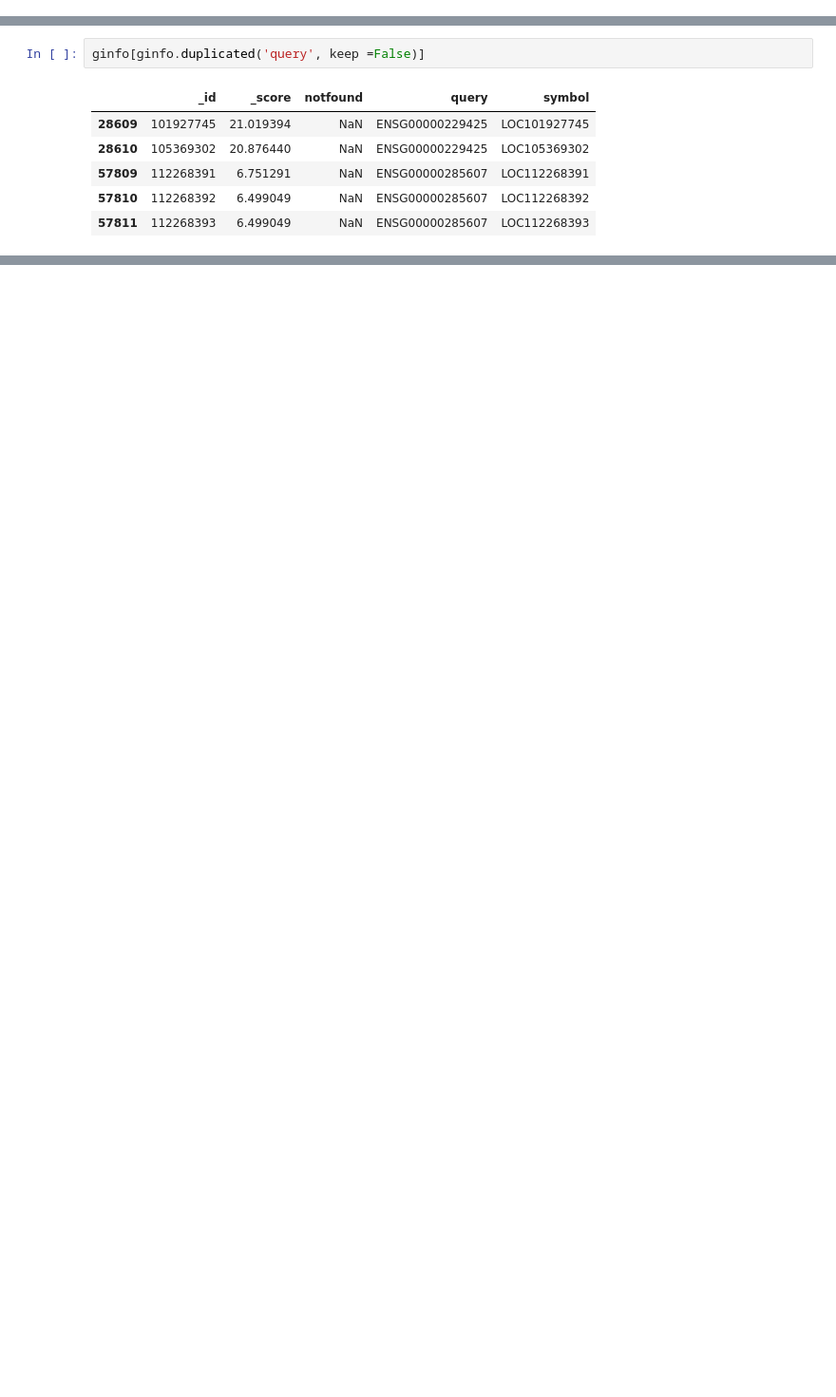
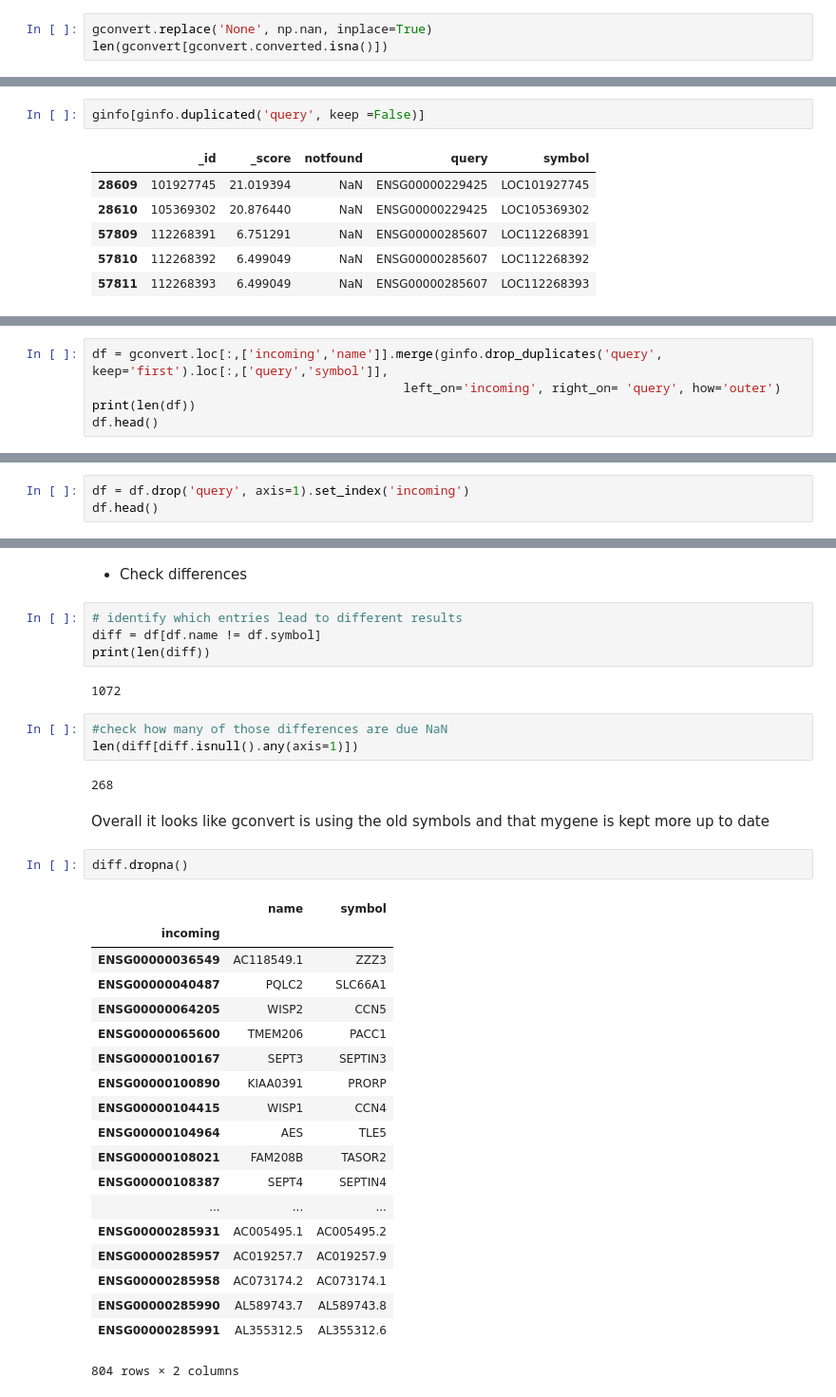
Before and after one commit to Jx-b/RNAseq, a Jupyter notebook: mygene vs gconvert.ipynb, the cells around one changed output, grey strips where cells are left out. Shown at 95% size. Drawn from its saved outputs; the diff is of its cells as text; blank space fills up the shorter version.

```diff
--- a/mygene vs gconvert.ipynb
+++ b/mygene vs gconvert.ipynb
@@ -88,0 +75,3 @@ gconvert.head()
+# %%
+gconvert.replace('None', np.nan, inplace=True)
+len(gconvert[gconvert.converted.isna()])
@@ -138,0 +155,5 @@ ginfo[ginfo.duplicated('query', keep =False)]
+# %%
+df = gconvert.loc[:,['incoming','name']].merge(ginfo.drop_duplicates('query', keep='first').loc[:,['query','symbol']],
+                                          left_on='incoming', right_on= 'query', how='outer')
+print(len(df))
+df.head()
@@ -138,0 +172,3 @@ ginfo[ginfo.duplicated('query', keep =False)]
+# %%
+df = df.drop('query', axis=1).set_index('incoming')
+df.head()
@@ -138,0 +183,37 @@ ginfo[ginfo.duplicated('query', keep =False)]
+# %% [markdown]
+* Check differences
+# %%
+# identify which entries lead to different results
+diff = df[df.name != df.symbol]
+print(len(diff))
+# %% [output]
+1072
+# %%
+#check how many of those differences are due NaN
+len(diff[diff.isnull().any(axis=1)])
+# %% [output]
+268
+# %% [markdown]
+Overall it looks like gconvert is using the old symbols and that mygene is kept more up to date
+# %%
+diff.dropna()
+# %% [output]
+|  | name | symbol |
+| incoming |  |  |
+| ENSG00000036549 | AC118549.1 | ZZZ3 |
+| ENSG00000040487 | PQLC2 | SLC66A1 |
+| ENSG00000064205 | WISP2 | CCN5 |
+| ENSG00000065600 | TMEM206 | PACC1 |
+| ENSG00000100167 | SEPT3 | SEPTIN3 |
+| ENSG00000100890 | KIAA0391 | PRORP |
+| ENSG00000104415 | WISP1 | CCN4 |
+| ENSG00000104964 | AES | TLE5 |
+| ENSG00000108021 | FAM208B | TASOR2 |
+| ENSG00000108387 | SEPT4 | SEPTIN4 |
+| ... | ... | ... |
+| ENSG00000285931 | AC005495.1 | AC005495.2 |
+| ENSG00000285957 | AC019257.7 | AC019257.9 |
+| ENSG00000285958 | AC073174.2 | AC073174.1 |
+| ENSG00000285990 | AL589743.7 | AL589743.8 |
+| ENSG00000285991 | AL355312.5 | AL355312.6 |
+804 rows × 2 columns
```
Also changed, not shown: parts of 26 cells of this notebook, 3 other files.
